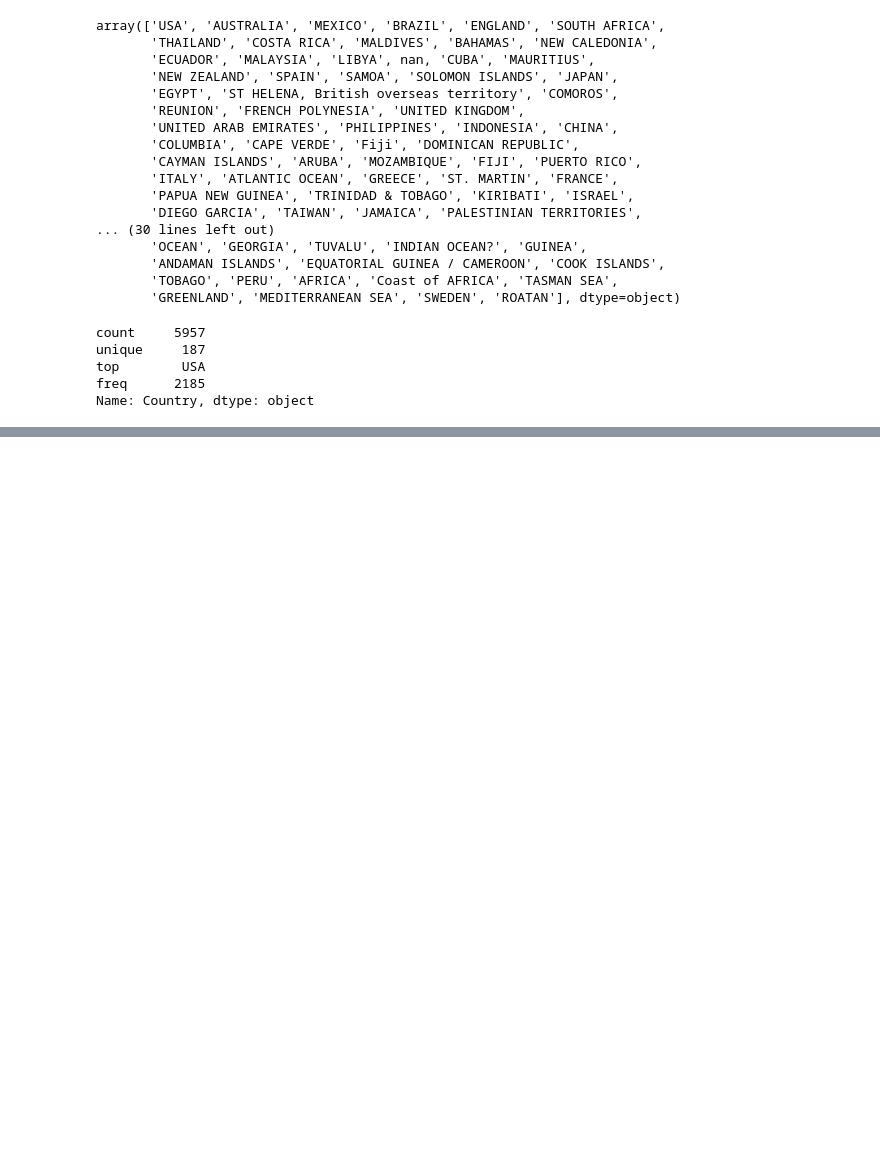
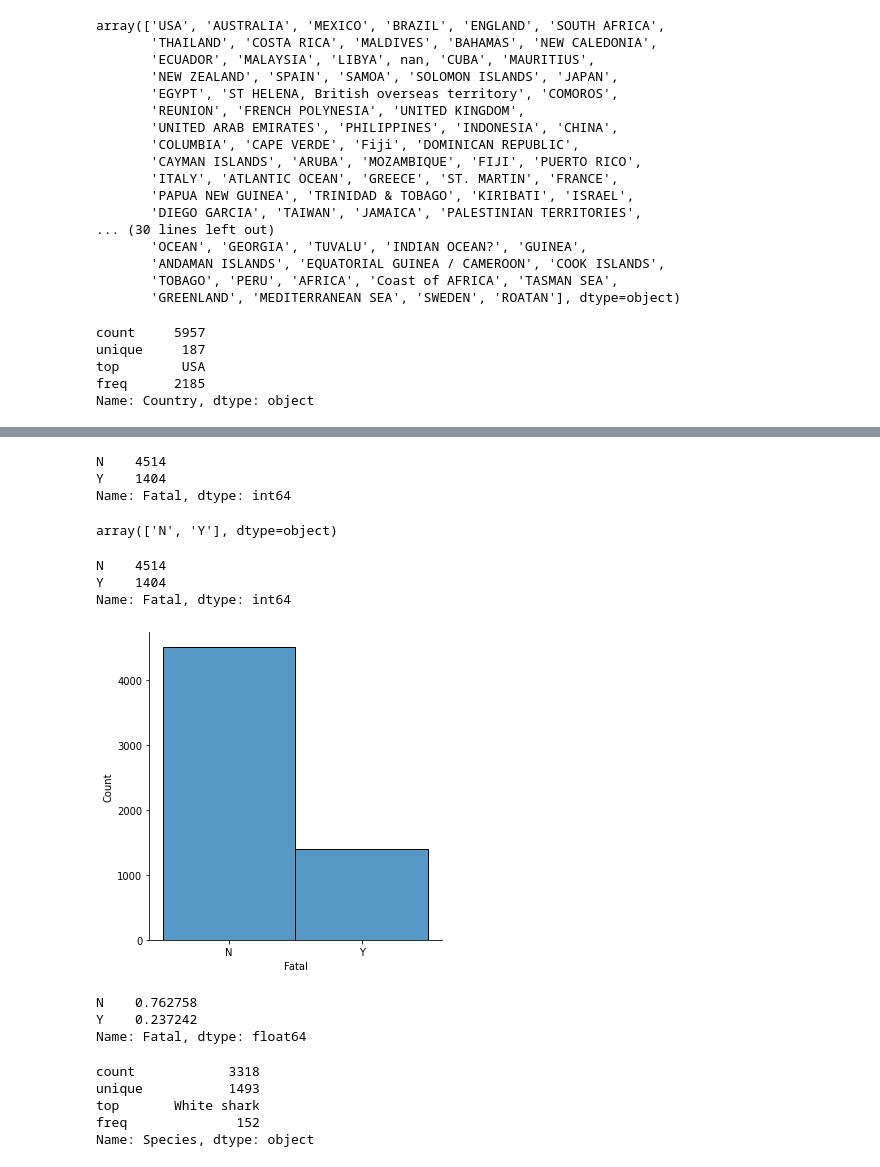
Before and after one commit to Ironhack-Data-Madrid-Febrero-2021/pandas-project, a Jupyter notebook: your-code/clean.ipynb, the cells around one changed output, grey strips where cells are left out. Drawn from its saved outputs; the diff is of its cells as text; code cells hidden in the pictures; blank space fills up the shorter version.

```diff
--- a/your-code/clean.ipynb
+++ b/your-code/clean.ipynb
@@ -696,2 +813,0 @@ attacks_df.drop(["Case Number", "Species"], axis=1)
-# %%
-attacks_df.columns = attacks_df.columns.str.lower().str.strip()
@@ -708,0 +837,17 @@ attacks_df.head()
+# %%
+attacks_df['Fatal'] = attacks_df['Fatal'].astype(str)
+attacks_df['Fatal'].replace(('nan','NaN'), inplace = True)
+attacks_df = attacks_df.drop(attacks_df[attacks_df['Fatal'] == 'y'].index)
+attacks_df = attacks_df.drop(attacks_df[attacks_df['Fatal'] == 'M'].index)
+attacks_df = attacks_df.drop(attacks_df[attacks_df['Fatal'] == 'UNKNOWN'].index)
+attacks_df = attacks_df.drop(attacks_df[attacks_df['Fatal'] == '2017'].index)
+attacks_df = attacks_df.drop(attacks_df[attacks_df['Fatal'] == ' N'].index)
+attacks_df = attacks_df.drop(attacks_df[attacks_df['Fatal'] == 'N '].index)
+
+#attacks_df['Fatal'].replace(('y','Y'), inplace = True)
+#attacks_df['Fatal'].replace(('M','NaN'), inplace = True)
+#attacks_df['Fatal'].replace(('UNKNOWN','NaN'), inplace = True)
+#attacks_df['Fatal'].replace(('2017','NaN'), inplace = True)
+#attacks_df['Fatal'].replace((' N','N'), inplace = True)
+#attacks_df['Fatal'].replace(('N ','N'), inplace = True)
+attacks_df['Fatal'].fillna('NaN')
@@ -708,0 +868,35 @@ attacks_df.head()
+# %%
+attacks_df['Fatal'].value_counts()
+# %% [output]
+N    4514
+Y    1404
+Name: Fatal, dtype: int64
+# %%
+attacks_df.Fatal.unique()
+# %% [output]
+array(['N', 'Y'], dtype=object)
+# %%
+attacks_df['Fatal'].value_counts()
+# %% [output]
+N    4514
+Y    1404
+Name: Fatal, dtype: int64
+# %%
+sns.displot(x = attacks_df.Fatal);
+# %% [output]
+[figure, added]
+# %%
+attacks_df.Fatal.value_counts(normalize=True)
+# 23% of shark attacks are fatal
+# %% [output]
+N    0.762758
+Y    0.237242
+Name: Fatal, dtype: float64
+# %%
+attacks_df.Species.describe()
+# %% [output]
+count            3318
+unique           1493
+top       White shark
+freq              152
+Name: Species, dtype: object
```
Also changed, not shown: parts of 54 cells of this notebook, 1 other file.
